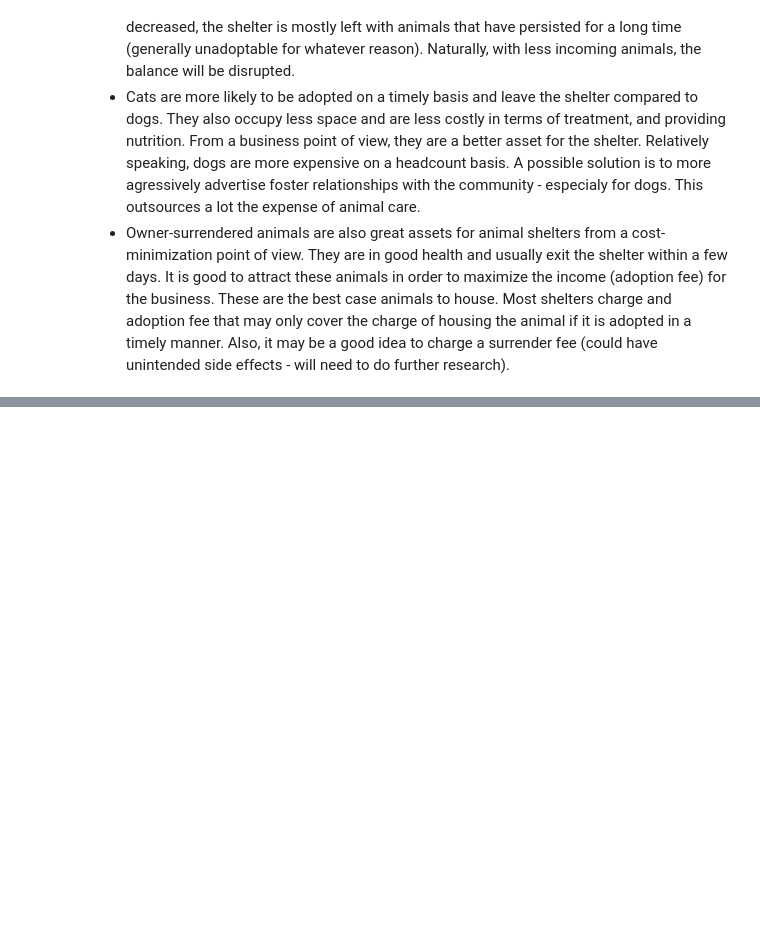
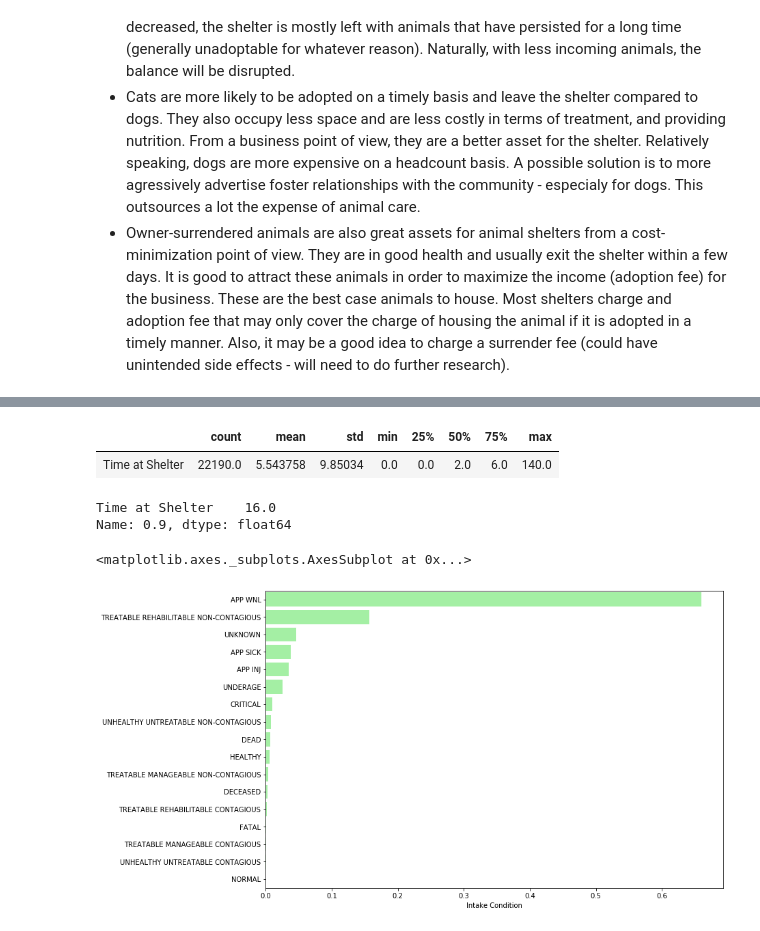
Before and after one commit to jfleury12/animal_shelter_EDA, a Jupyter notebook: notebooks/animal_shelter_eda_fleury.ipynb, the cells around one changed output, grey strips where cells are left out. Drawn from its saved outputs; the diff is of its cells as text; code cells hidden in the pictures; blank space fills up the shorter version.

```diff
--- a/notebooks/animal_shelter_eda_fleury.ipynb
+++ b/notebooks/animal_shelter_eda_fleury.ipynb
@@ -747,0 +763,19 @@ What is interesting is the period from Oct 2019 - Jan 2020. In this period, the
+# %%
+# Dropping rows with null values for 'Time at Shelter'
+df_t = df.dropna(subset=['Time at Shelter'])
+# %%
+df_t.describe().T
+# %% [output]
+|  | count | mean | std | min | 25% | 50% | 75% | max |
+| Time at Shelter | 22190.0 | 5.543758 | 9.85034 | 0.0 | 0.0 | 2.0 | 6.0 | 140.0 |
+# %%
+df_t.quantile(.90)
+# %% [output]
+Time at Shelter    16.0
+Name: 0.9, dtype: float64
+# %%
+trace7 = df_t.loc[df_t['Time at Shelter'] < 16]['Intake Condition'].value_counts(normalize=True)
+sns.barplot(x = trace7, y=trace7.index, orient = 'h', color = 'palegreen')
+# %% [output]
+<matplotlib.axes._subplots.AxesSubplot at 0x...>
+[figure, added]
```
Also changed, not shown: parts of 17 cells of this notebook, 1 other file.
